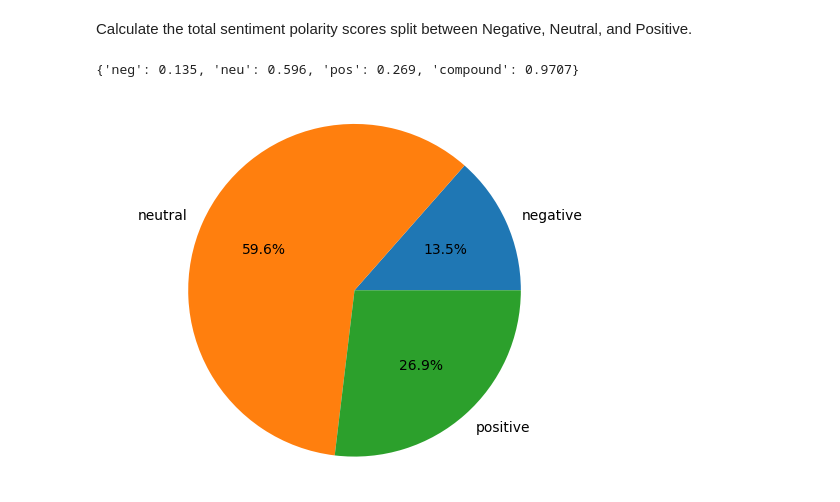
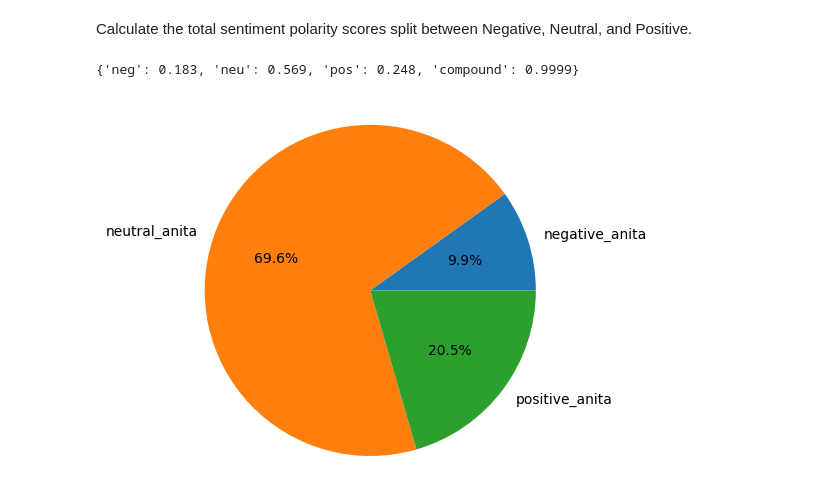
Before and after one commit to gmchinchayan/DLD-Gustavo, a Jupyter notebook: DS_Files/SentimentAnalysis/anlyze_commonWords.ipynb, the cells around one changed output. Saved outputs shown, nothing was run; the diff lists cells and outputs as text; code cells hidden in the pictures.

```diff
--- a/DS_Files/SentimentAnalysis/anlyze_commonWords.ipynb
+++ b/DS_Files/SentimentAnalysis/anlyze_commonWords.ipynb
@@ -25,0 +12,10 @@ df_words['index'].nunique()
+# %%
+root_dirpath, py_script = os.path.split(dirpath)
+# %%
+df_sent_anita = pd.read_csv(root_dirpath + "/ChatLogs/ChatToAnalyse/sweet_anita/sweet_anita280123Clean.csv")
+df_sent_denims = pd.read_csv(root_dirpath + "/ChatLogs/ChatToAnalyse/denims/denims280123Clean.csv")
+df_sent_esfandtv = pd.read_csv(root_dirpath + "/ChatLogs/ChatToAnalyse/esfandtv/esfandtv280123Clean.csv")
+df_sent_hanasabi = pd.read_csv(root_dirpath + "/ChatLogs/ChatToAnalyse/hanasabi/hasanabi280123Clean.csv")
+df_sent_nmplol = pd.read_csv(root_dirpath + "/ChatLogs/ChatToAnalyse/nmplol/nmplol280123ver2Clean.csv")
+df_sent_soda = pd.read_csv(root_dirpath + "/ChatLogs/ChatToAnalyse/sodapoppin/sodapoppin280123Clean.csv")
+df_sent_xqc = pd.read_csv(root_dirpath + "/ChatLogs/ChatToAnalyse/xqc/xqc280123Clean.csv")
@@ -110,2 +138,17 @@ df_sent['scores'] = df_sent['Message'].apply(lambda x:analyser.polarity_scores(x
+# %%
+df_sent_anita['Message'] = df_sent_anita['Message'].str.lower()
+df_sent_anita['Scores'] = df_sent_anita['Message'].apply(lambda x:analyser.polarity_scores(x))
+df_sent_denims['Message'] = df_sent_denims['Message'].str.lower()
+df_sent_denims['Scores'] = df_sent_denims['Message'].apply(lambda x:analyser.polarity_scores(x))
+df_sent_esfandtv['Message'] = df_sent_esfandtv['Message'].str.lower()
+df_sent_esfandtv['Scores'] = df_sent_esfandtv['Message'].apply(lambda x:analyser.polarity_scores(x))
+df_sent_hanasabi['Message'] = df_sent_hanasabi['Message'].str.lower()
+df_sent_hanasabi['Scores'] = df_sent_hanasabi['Message'].apply(lambda x:analyser.polarity_scores(x))
+df_sent_nmplol['Message'] = df_sent_nmplol['Message'].str.lower()
+df_sent_nmplol['Scores'] = df_sent_nmplol['Message'].apply(lambda x:analyser.polarity_scores(x))
+df_sent_soda['Message'] = df_sent_soda['Message'].str.lower()
+df_sent_soda['Scores'] = df_sent_soda['Message'].apply(lambda x:analyser.polarity_scores(x))
+df_sent_xqc['Message'] = df_sent_xqc['Message'].str.lower()
+df_sent_xqc['Scores'] = df_sent_xqc['Message'].apply(lambda x:analyser.polarity_scores(x))
 # %%
 pd.set_option('display.max_colwidth', 200)
@@ -116,16 +159,22 @@ df_sent.tail(2)
 | 492 | 2023-01-29 01:59:56 | sweet_anita | iduhknowwhattoput | i think most people don't want to... | 0 | want commit | {'neg': 0.056, 'neu': 0.755, 'pos... |
 # %% [markdown]
 Calculate the total sentiment polarity scores split between Negative, Neutral, and Positive.
-# %%
-total=analyser.polarity_scores(df_sent['Cleanest_message'])
-total
-# %% [output]
-{'neg': 0.135, 'neu': 0.596, 'pos': 0.269, 'compound': 0.9707}
+# %%
+total_anita = analyser.polarity_scores(df_sent_anita['Message'])
+total_denims = analyser.polarity_scores(df_sent_denims['Message'])
+total_esfandtv = analyser.polarity_scores(df_sent_esfandtv['Message'])
+total_hanasabi = analyser.polarity_scores(df_sent_hanasabi['Message'])
+total_nmplol = analyser.polarity_scores(df_sent_nmplol['Message'])
+total_xqc = analyser.polarity_scores(df_sent_xqc['Message'])
+# %%
+print(total_xqc)
+# %% [output]
+{'neg': 0.183, 'neu': 0.569, 'pos': 0.248, 'compound': 0.9999}
 # %%
-labels = ['negative', 'neutral', 'positive']
-sizes  = [total['neg'], total['neu'], total['pos']]
+labels = ['negative_anita', 'neutral_anita', 'positive_anita']
+sizes  = [total_anita['neg'], total_anita['neu'], total_anita['pos']]
 plt.pie(sizes, labels=labels, autopct='%1.1f%%') # autopct='%1.1f%%' gives you percentages printed in every slice.
 plt.axis('equal')  # Ensures that pie is drawn as a circle.
 plt.show()
 # %% [output]
-[figure, old version]
+[figure, new version]
```
Also changed, not shown: parts of 17 cells of this notebook.
